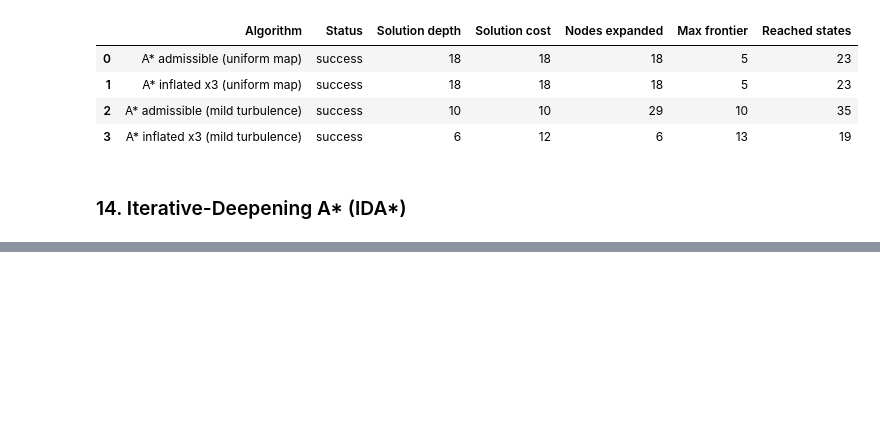
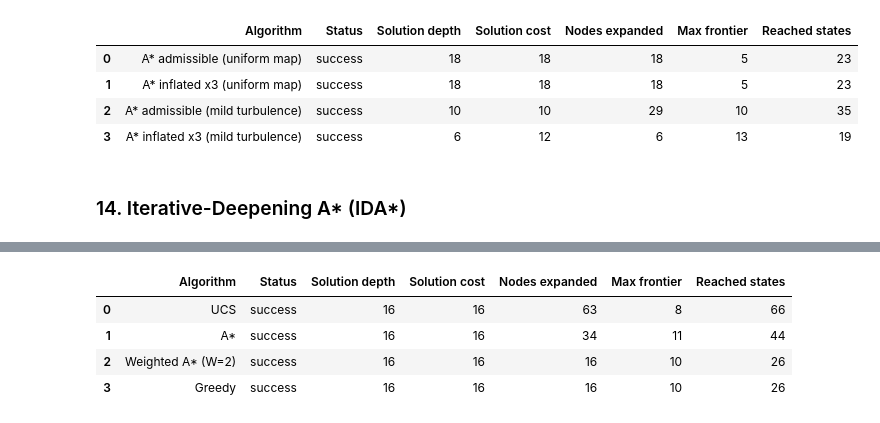
Before and after one commit to Blaise101/intro_to_ai_lab1, a Jupyter notebook: Blaise_Izerimana_Lab_1B.ipynb, the cells around one changed output, grey strips where cells are left out. Cells and saved outputs as stored; diff of their text form; code cells hidden in the pictures; blank space fills up the shorter version.

```diff
--- a/Blaise_Izerimana_Lab_1B.ipynb
+++ b/Blaise_Izerimana_Lab_1B.ipynb
@@ -907,0 +983,71 @@ class IDAStarSearch(SearchAlgorithm):
+# %%
+# TODO 11:
+# Create your second custom map here.
+
+custom_grid_2 = [
+    [0, 0, 1, 1, 0, 0, 0, 0, 1, 0],
+    [0, 0, 0, 1, 0, 1, 1, 0, 1, 0],
+    [1, 1, 0, 1, 0, 0, 0, 0, 1, 0],
+    [0, 0, 0, 0, 0, 1, 1, 0, 0, 0],
+    [0, 1, 1, 1, 0, 0, 0, 1, 1, 0],
+    [0, 0, 0, 1, 0, 1, 0, 0, 0, 0],
+    [1, 1, 0, 1, 0, 1, 0, 1, 1, 0],
+    [0, 0, 0, 0, 0, 0, 0, 1, 0, 0],
+    [0, 1, 1, 1, 1, 1, 0, 1, 0, 1],
+    [0, 0, 0, 0, 0, 0, 0, 0, 0, 0],
+]
+
+
+rows, cols = len(custom_grid_2), len(custom_grid_2[0])
+custom_costs_2 = [[1 for _ in range(cols)] for _ in range(rows)]
+
+custom_start_2 = (1, 1)
+custom_goal_2 = (8, 8)
+
+
+
+# Example after completing:
+# custom_problem_2 = WeightedGridProblem(
+#     custom_grid_2, custom_start_2, custom_goal_2, terrain_costs=custom_costs_2
+# )
+custom_problem_2 = WeightedGridProblem(
+    custom_grid_2, custom_start_2, custom_goal_2, terrain_costs=custom_costs_2
+)
+# custom_results_2 = [
+#     ucs.search(custom_problem_2),
+#     astar.search(custom_problem_2),
+#     wastar2.search(custom_problem_2),
+#     greedy.search(custom_problem_2),
+# ]
+custom_results_2 = [
+    ucs.search(custom_problem_2),
+    astar.search(custom_problem_2),
+    wastar2.search(custom_problem_2),
+    greedy.search(custom_problem_2),
+]
+# show_results(custom_results_2)
+show_results(custom_results_2)
+
+plot_path(
+  custom_grid_2,
+  custom_start_2,
+  custom_goal_2,
+  path=custom_results_2[1].path,
+  terrain_costs=custom_costs_2,
+  title="A* on Custom Map",
+)
+
+plot_path(
+  custom_grid_2,
+  custom_start_2,
+  custom_goal_2,
+  path=custom_results_2[3].path,
+  terrain_costs=custom_costs_2,
+  title="Greedy on Custom Map",
+)
+# %% [output]
+|  | Algorithm | Status | Solution depth | Solution cost | Nodes expanded | Max frontier | Reached states |
+| 0 | UCS | success | 16 | 16 | 63 | 8 | 66 |
+| 1 | A* | success | 16 | 16 | 34 | 11 | 44 |
+| 2 | Weighted A* (W=2) | success | 16 | 16 | 16 | 10 | 26 |
+| 3 | Greedy | success | 16 | 16 | 16 | 10 | 26 |
```
Also changed, not shown: parts of 4 cells of this notebook.
